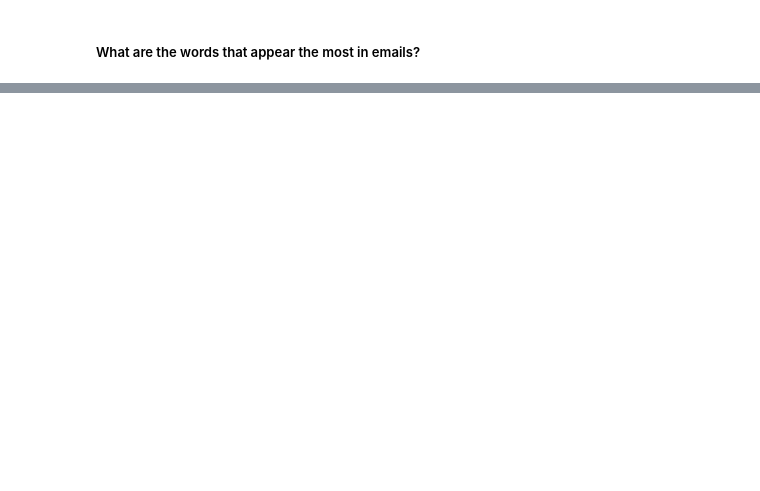
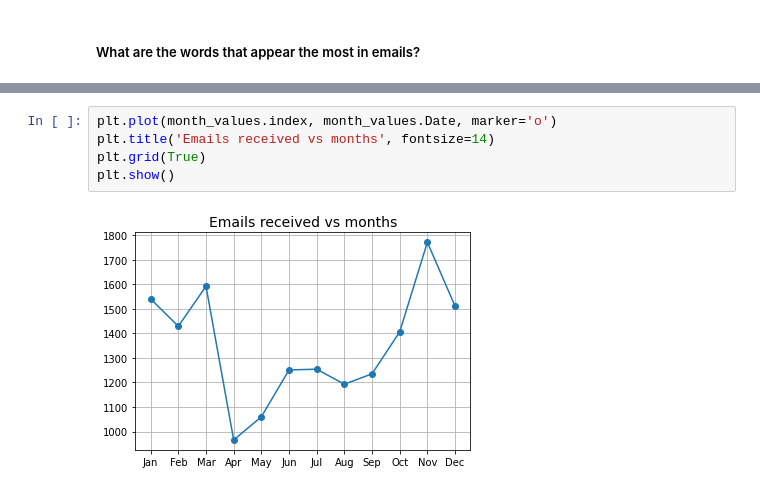
Before and after one commit to DemikFR/Gmail_Manager_Scripts, a Jupyter notebook: Analysis_my_Gmail.ipynb, the cells around one changed output, grey strips where cells are left out. Drawn from its saved outputs; the diff is of its cells as text; blank space fills up the shorter version.

```diff
--- a/Analysis_my_Gmail.ipynb
+++ b/Analysis_my_Gmail.ipynb
@@ -72,0 +65,7 @@ Name: Date, dtype: int64
+# %%
+plt.plot(month_values.index, month_values.Date, marker='o')
+plt.title('Emails received vs months', fontsize=14)
+plt.grid(True)
+plt.show()
+# %% [output]
+[figure, added]
```
Also changed, not shown: parts of 12 cells of this notebook.
